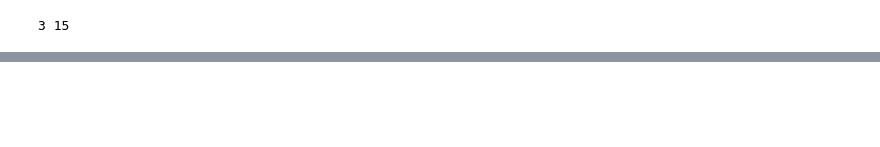
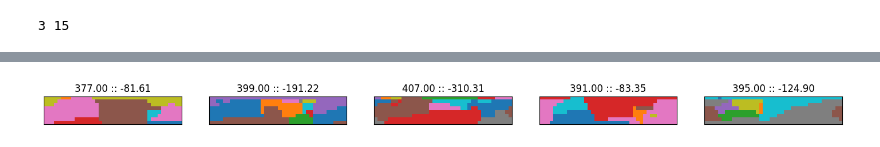
Before and after one commit to alexeykosh/2024-convexity-efficient-communication, a Jupyter notebook: color_split_v2.ipynb, the cells around one changed output, grey strips where cells are left out. Saved outputs shown, nothing was run; the diff lists cells and outputs as text; code cells hidden in the pictures; blank space fills up the shorter version.

```diff
--- a/color_split_v2.ipynb
+++ b/color_split_v2.ipynb
@@ -316,0 +345,11 @@ plt.show()
+# %%
+# plot lgs in th epareto front
+fig, ax = plt.subplots(1, 5, figsize=(18, 4))
+for i, ax in enumerate(ax):
+    ax.imshow(lgs[pareto_front_indices[i]], cmap='tab10', interpolation='none')
+    ax.set_xticks([])
+    ax.set_yticks([])
+    ax.set_title(f'{mdl_values[pareto_front_indices[i]]:.2f} :: '
+                 f'{cost_values[pareto_front_indices[i]]:.2f}')
+# %% [output]
+[figure, added]
```
Also changed, not shown: parts of 9 cells of this notebook, 1 other file.
